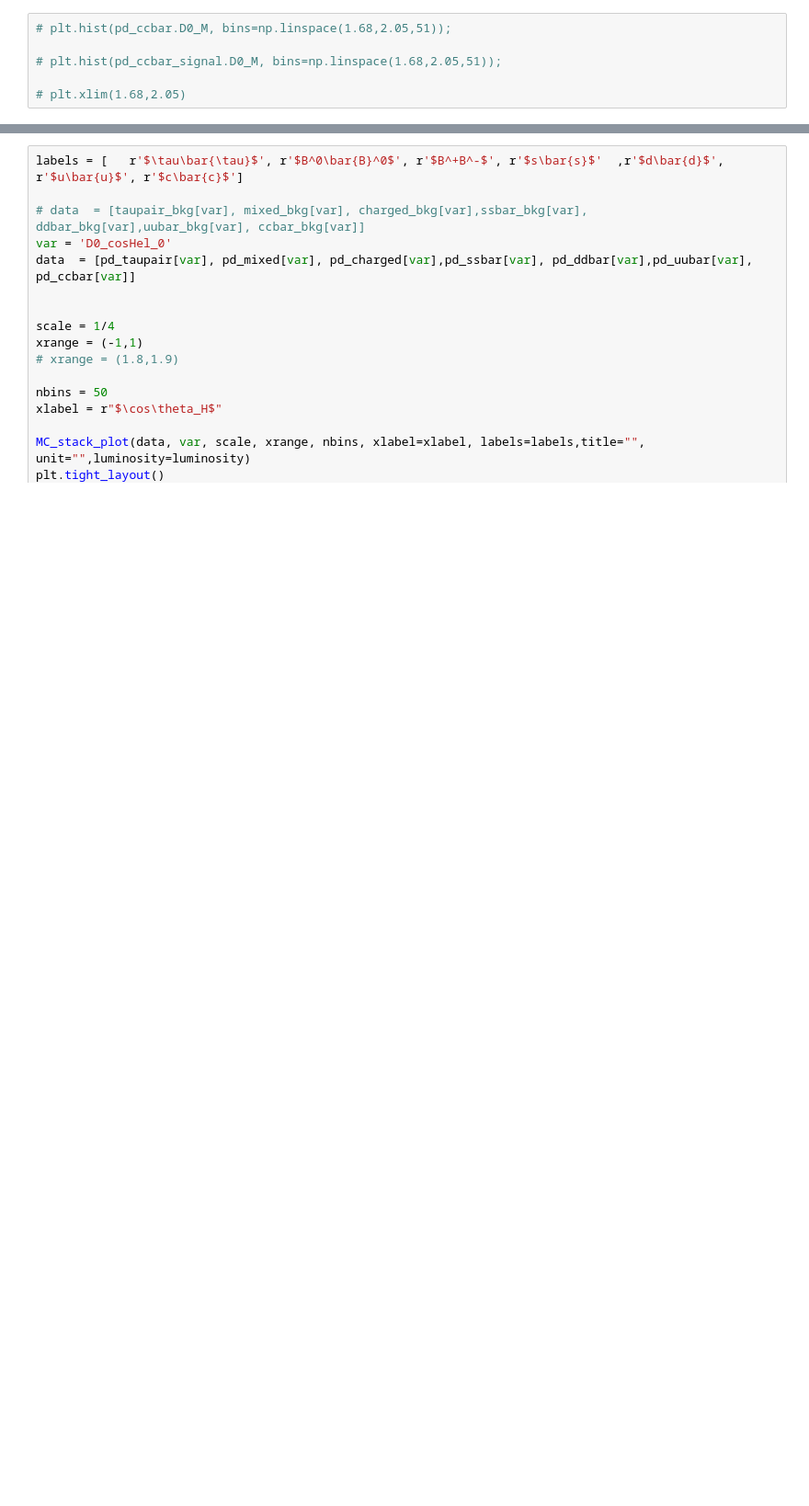
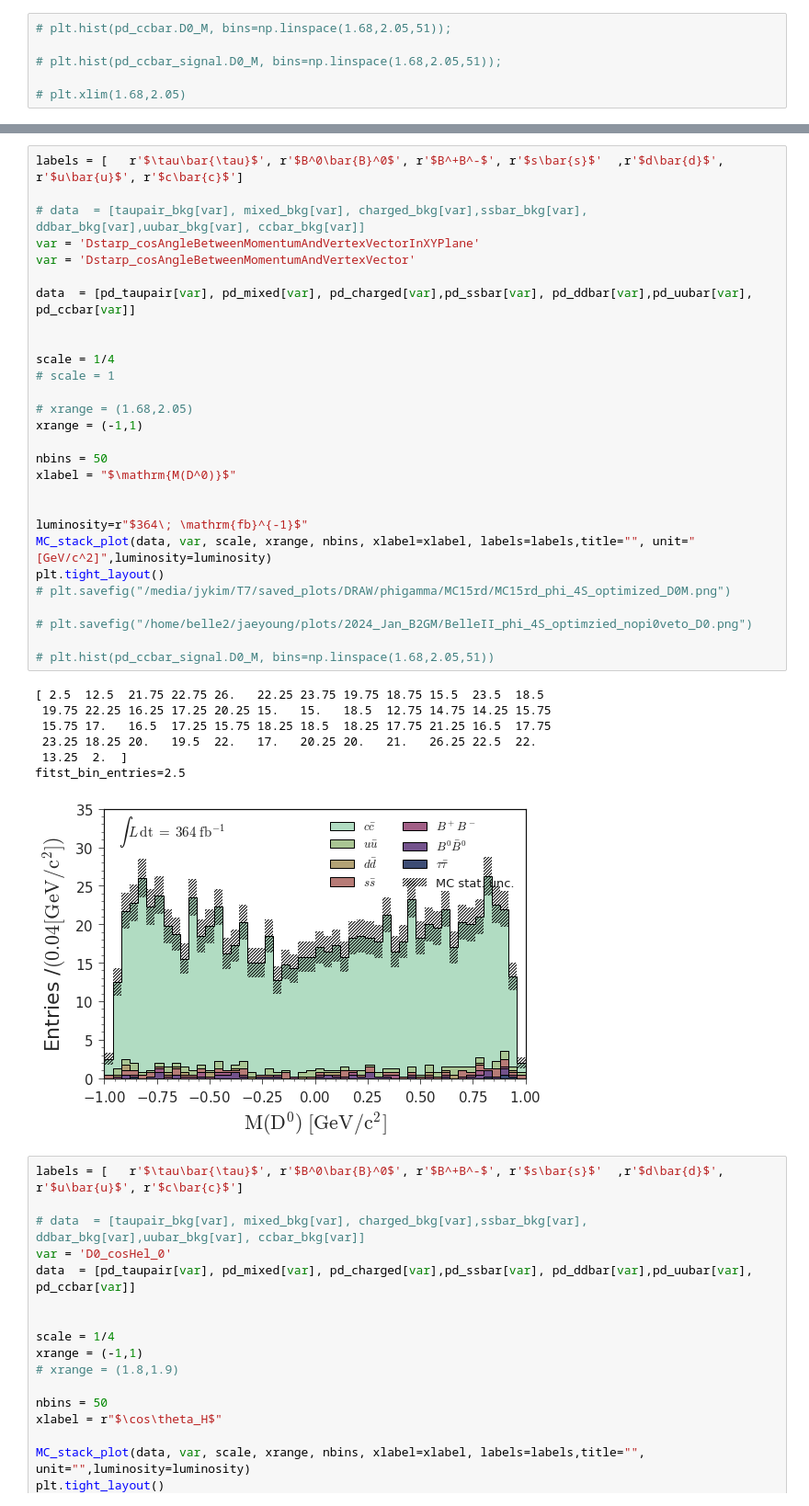
Before and after one commit to jykim-physics/DRAW_and_FITTING, a Jupyter notebook: main/ANALYSIS/FOM/phig/MC15rd_FOM_phi.ipynb, the cells around one changed output, grey strips where cells are left out. Shown: that part at 92% size. Drawn from its saved outputs; the diff is of its cells as text; blank space fills up the shorter version.

```diff
--- a/main/ANALYSIS/FOM/phig/MC15rd_FOM_phi.ipynb
+++ b/main/ANALYSIS/FOM/phig/MC15rd_FOM_phi.ipynb
@@ -200,3 +203,39 @@ fitst_bin_entries=64.5
+# %%
+labels = [   r'$\tau\bar{\tau}$', r'$B^0\bar{B}^0$', r'$B^+B^-$', r'$s\bar{s}$'  ,r'$d\bar{d}$', r'$u\bar{u}$', r'$c\bar{c}$']
+
+# data  = [taupair_bkg[var], mixed_bkg[var], charged_bkg[var],ssbar_bkg[var], ddbar_bkg[var],uubar_bkg[var], ccbar_bkg[var]]
+var = 'Dstarp_cosAngleBetweenMomentumAndVertexVectorInXYPlane'
+var = 'Dstarp_cosAngleBetweenMomentumAndVertexVector'
+
+data  = [pd_taupair[var], pd_mixed[var], pd_charged[var],pd_ssbar[var], pd_ddbar[var],pd_uubar[var], pd_ccbar[var]]
+
+
+scale = 1/4
+# scale = 1
+
+# xrange = (1.68,2.05)
+xrange = (-1,1)
+
+nbins = 50
+xlabel = "$\mathrm{M(D^0)}$"
+
+
+luminosity=r"$364\; \mathrm{fb}^{-1}$"
+MC_stack_plot(data, var, scale, xrange, nbins, xlabel=xlabel, labels=labels,title="", unit="[GeV/c^2]",luminosity=luminosity)
+plt.tight_layout()
+# plt.savefig("/media/jykim/T7/saved_plots/DRAW/phigamma/MC15rd/MC15rd_phi_4S_optimized_D0M.png")
+
+# plt.savefig("/home/belle2/jaeyoung/plots/2024_Jan_B2GM/BelleII_phi_4S_optimzied_nopi0veto_D0.png")
+
+# plt.hist(pd_ccbar_signal.D0_M, bins=np.linspace(1.68,2.05,51))
+# %% [output]
+[ 2.5  12.5  21.75 22.75 26.   22.25 23.75 19.75 18.75 15.5  23.5  18.5
+ 19.75 22.25 16.25 17.25 20.25 15.   15.   18.5  12.75 14.75 14.25 15.75
+ 15.75 17.   16.5  17.25 15.75 18.25 18.5  18.25 17.75 21.25 16.5  17.75
+ 23.25 18.25 20.   19.5  22.   17.   20.25 20.   21.   26.25 22.5  22.
+ 13.25  2.  ]
+fitst_bin_entries=2.5
+[figure, added]
 # %%
 labels = [   r'$\tau\bar{\tau}$', r'$B^0\bar{B}^0$', r'$B^+B^-$', r'$s\bar{s}$'  ,r'$d\bar{d}$', r'$u\bar{u}$', r'$c\bar{c}$']
 
```
Also changed, not shown: parts of 7 cells of this notebook, 14 other files.
